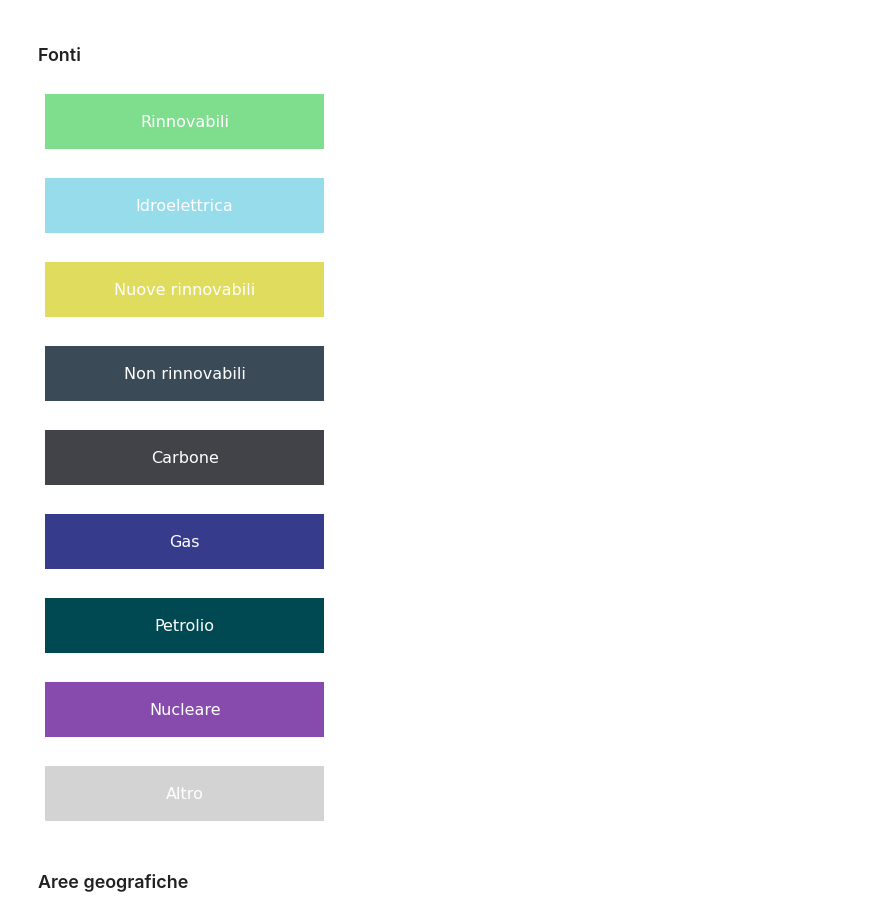
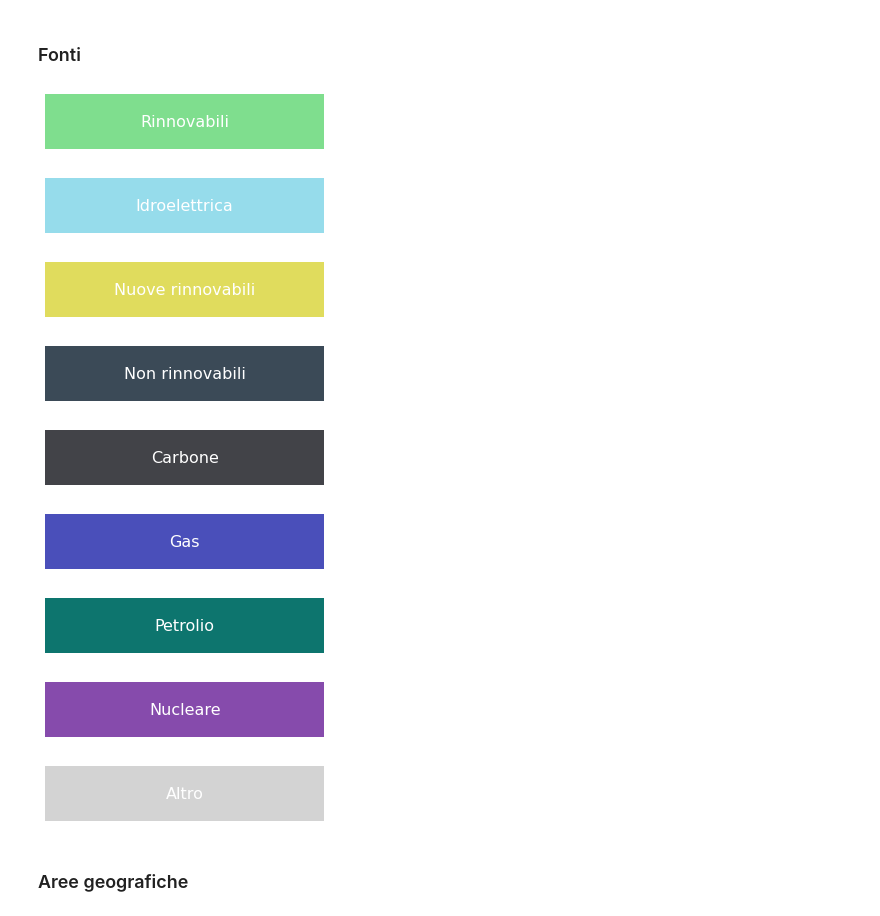
Before and after one commit to mattiamendicino/progetto-scivis, a Jupyter notebook: codice.ipynb, the cells around one changed output. Saved outputs shown, nothing was run; the diff lists cells and outputs as text; code cells hidden in the pictures.

```diff
--- a/codice.ipynb
+++ b/codice.ipynb
@@ -155,32 +155,32 @@ merged_data[(merged_data['ISO'] == 'ITA') & (merged_data['Year'] >= 2019)]
 # %%
 color_palette = {
     'Rinnovabili': '#7FDE8E',
     'Idroelettrica': '#96DCEB',
     'Nuove rinnovabili': '#E0DC5D',
     'Non rinnovabili': '#3B4A57',
     'Carbone': '#424348',
-    'Gas': '#373B8C',
-    'Petrolio': '#004953',
+    'Gas': '#4A4FBA',
+    'Petrolio': '#0D756E',
     'Nucleare': '#864BAC',
     'Altro': '#D3D3D3',
 }
 
 for name, color in color_palette.items():
     fig, ax = plt.subplots(1, 1, figsize=(5, 1))
     rect = patches.Rectangle((0, 0), 1, 1, facecolor=color)
     ax.add_patch(rect)
     ax.text(0.5, 0.5, name, va='center', ha='center', fontsize=16, color='white')
     ax.set_ylim(0, 1)
     ax.axis('off')
     plt.show()
 # %% [output]
 [figure]
 [figure]
 [figure]
 [figure]
 [figure]
-[figure, old version]
+[figure, new version]
-[figure, old version]
+[figure, new version]
 [figure]
 [figure]
 # %% [markdown]
```
Also changed, not shown: parts of 48 cells of this notebook.
